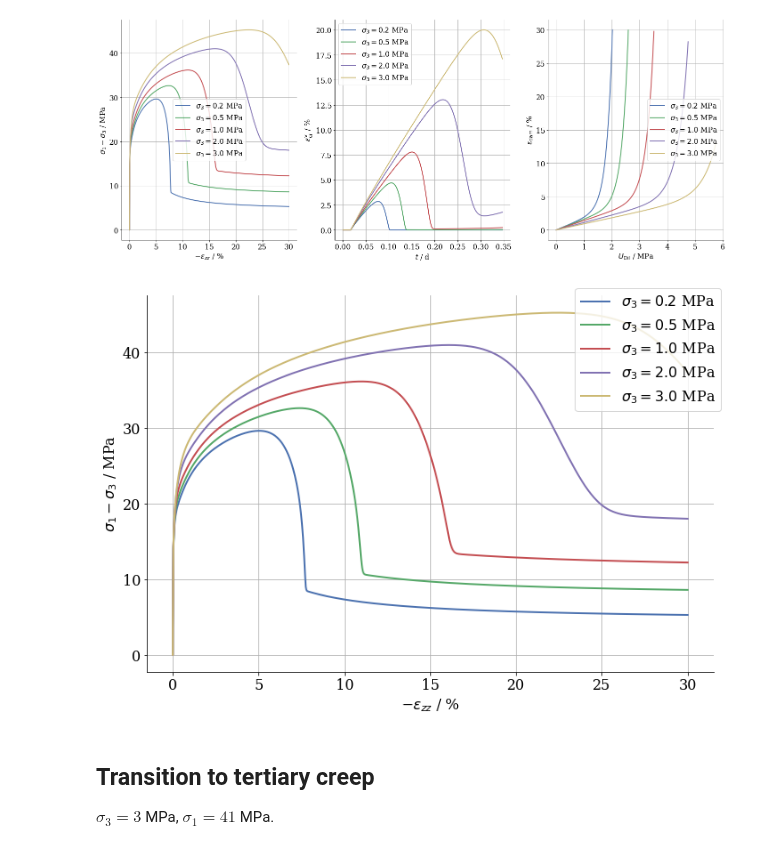
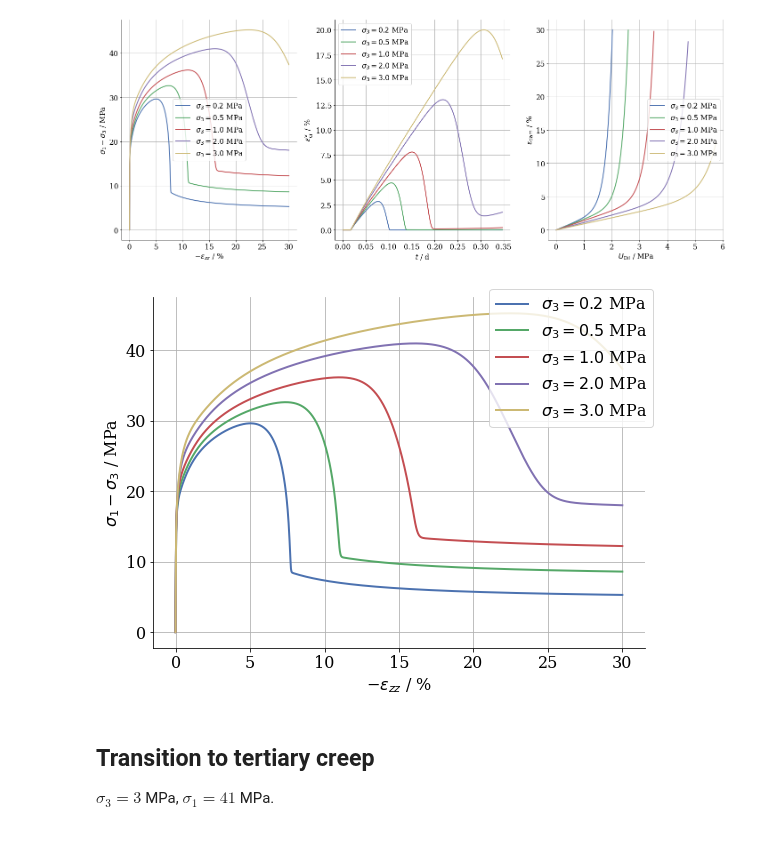
Before and after one commit to nagelt/MechanicsTrainingCourse2020, a Jupyter notebook: MFront/GSdam.ipynb, the cells around one changed output. Drawn from its saved outputs; the diff is of its cells as text; code cells hidden in the pictures.

```diff
--- a/MFront/GSdam.ipynb
+++ b/MFront/GSdam.ipynb
@@ -140,20 +136,20 @@ fig.tight_layout();
 [figure]
 # %%
 #HIDDEN
-fig,ax = plt.subplots(figsize=(10,7))
+fig,ax = plt.subplots()
 for sig3 in [0.2,0.5,1,2,3]:
     t_, s_, sh_, e_, ehard, udil, dil = run_creep_Asse_dil(s3 = -sig3, eps_dot = -1e-5)
     ax.plot(-e_[0:]*100,-s_[0:]+sh_[0:], label= '$\\sigma_3 = %.1f$ MPa' %sig3)
 
 ax.set_xlabel('$-\\epsilon_{zz}$ / %')
 ax.set_ylabel('$\\sigma_1 - \sigma_3$ / MPa')
 ax.grid('both')
 fig.legend()
 
 fig.tight_layout();
 fig.savefig('triax.pdf')
 # %% [output]
-[figure, old version]
+[figure, new version]
 # %% [markdown]
 ## Transition to tertiary creep
 
```
Also changed, not shown: parts of 4 cells of this notebook, 1 other file.
